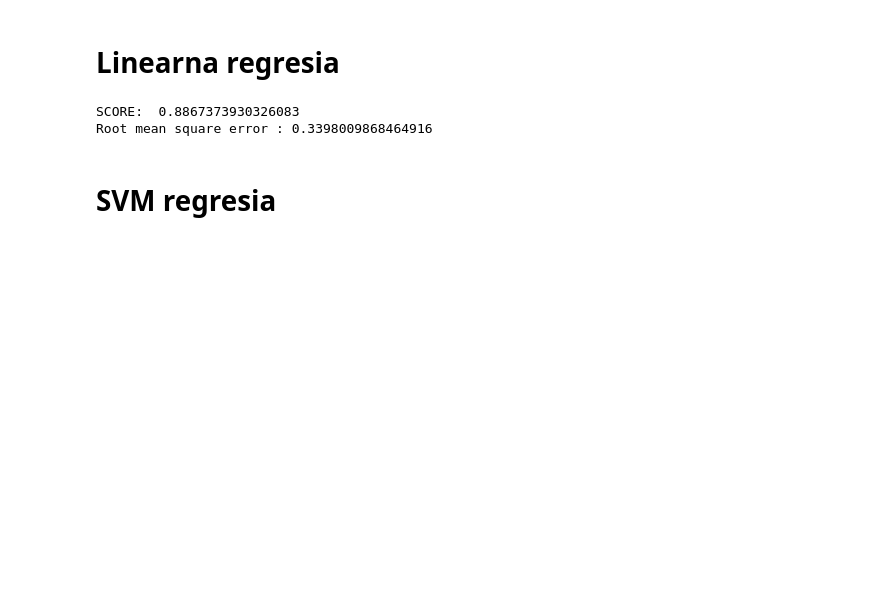
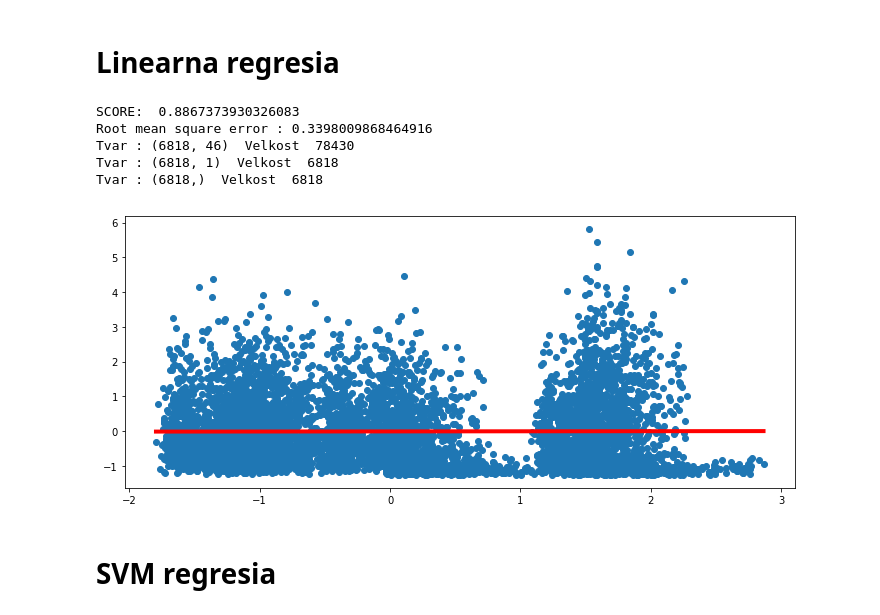
Before and after one commit to tbocinec/-Big-Mart-Sales, a Jupyter notebook: project.ipynb, the cells around one changed output. Cells and saved outputs as stored; diff of their text form; code cells hidden in the pictures; blank space fills up the shorter version.

```diff
--- a/project.ipynb
+++ b/project.ipynb
@@ -329,16 +331,35 @@ def splitData():
 # %%
 xTrain,xTest,yTrain,yTest = splitData()
 
 linearRegresion= LinearRegression()
 linearRegresion.fit(xTrain,yTrain)
 
 linScore = linearRegresion.score(xTest,yTest)
 print("SCORE: ",linScore)
 linError = np.sqrt(metrics.mean_squared_error(yTest,linearRegresion.predict(xTest)))
 print("Root mean square error :",linError)
+
+
+#Znizenie dimenzi,trenovanie,vizualizacia
+pca = PCA(n_components = 1)
+transformed = pca.fit_transform(xTrain)
+print('Tvar :',xTrain.shape," Velkost ",xTest.size)
+print('Tvar :',transformed.shape," Velkost ",transformed.size)
+print('Tvar :',yTrain.shape," Velkost ",yTrain.size)
+plt.scatter(transformed,yTrain)
+linearRegresion= LinearRegression()
+linearRegresion.fit(transformed,yTrain)
+plt.plot([min(transformed),max(transformed)],
+         linearRegresion.predict([min(transformed),max(transformed)]),'r',linewidth=4
+        )
+plt.show()
 # %% [output]
 SCORE:  0.8867373930326083
 Root mean square error : 0.3398009868464916
+Tvar : (6818, 46)  Velkost  78430
+Tvar : (6818, 1)  Velkost  6818
+Tvar : (6818,)  Velkost  6818
+[figure, added]
 # %% [markdown]
 # SVM regresia
 # %%
```
Also changed, not shown: parts of 8 cells of this notebook.
